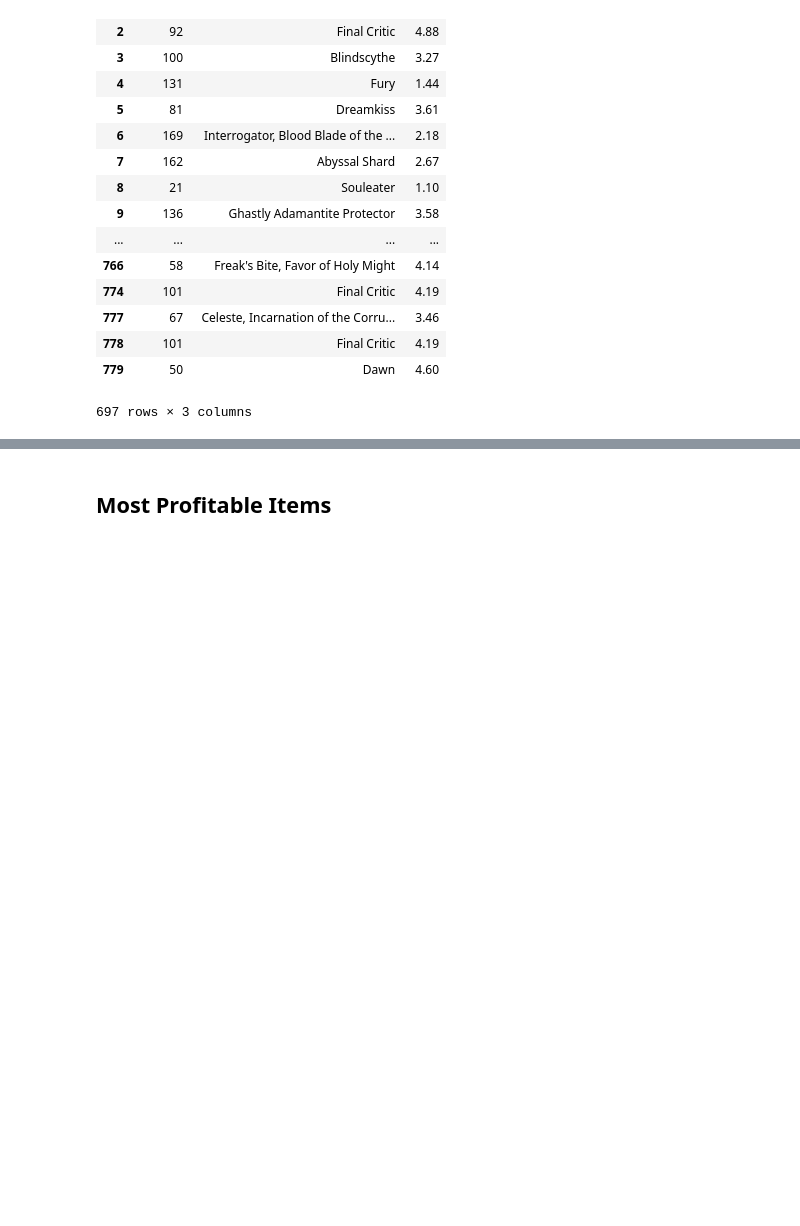
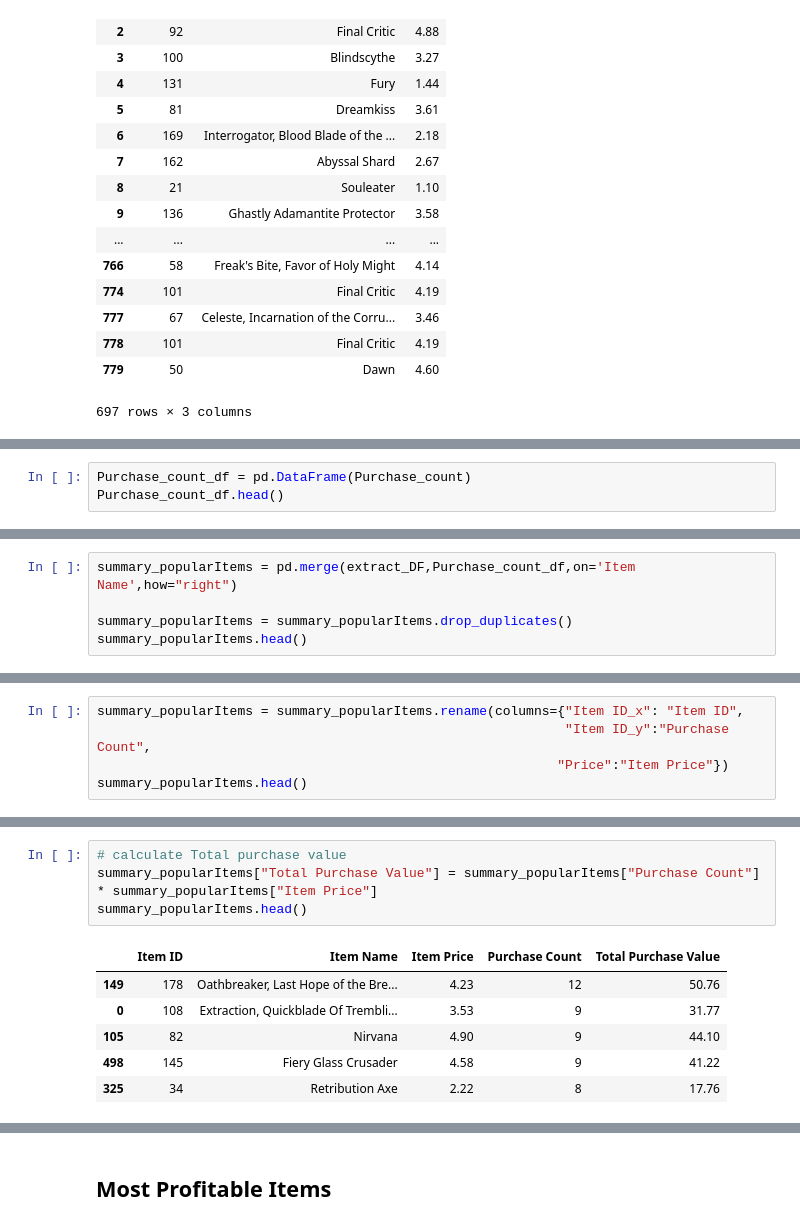
Before and after one commit to pikako77/pandas_HW, a Jupyter notebook: HeroesOfPymoli/HeroesOfPymoli_starter-Copy1.ipynb, the cells around one changed output, grey strips where cells are left out. Drawn from its saved outputs; the diff is of its cells as text; blank space fills up the shorter version.

```diff
--- a/HeroesOfPymoli/HeroesOfPymoli_starter-Copy1.ipynb
+++ b/HeroesOfPymoli/HeroesOfPymoli_starter-Copy1.ipynb
@@ -808,0 +829,3 @@ ItemID_Name_df.head()
+# %%
+Purchase_count_df = pd.DataFrame(Purchase_count)
+Purchase_count_df.head()
@@ -808,0 +840,5 @@ ItemID_Name_df.head()
+# %%
+summary_popularItems = pd.merge(extract_DF,Purchase_count_df,on='Item Name',how="right")
+
+summary_popularItems = summary_popularItems.drop_duplicates()
+summary_popularItems.head()
@@ -808,0 +852,5 @@ ItemID_Name_df.head()
+# %%
+summary_popularItems = summary_popularItems.rename(columns={"Item ID_x": "Item ID",
+                                                            "Item ID_y":"Purchase Count",
+                                                           "Price":"Item Price"})
+summary_popularItems.head()
@@ -808,0 +875,11 @@ ItemID_Name_df.head()
+# %%
+# calculate Total purchase value
+summary_popularItems["Total Purchase Value"] = summary_popularItems["Purchase Count"] * summary_popularItems["Item Price"]
+summary_popularItems.head()
+# %% [output]
+|  | Item ID | Item Name | Item Price | Purchase Count | Total Purchase Value |
+| 149 | 178 | Oathbreaker, Last Hope of the Bre... | 4.23 | 12 | 50.76 |
+| 0 | 108 | Extraction, Quickblade Of Trembli... | 3.53 | 9 | 31.77 |
+| 105 | 82 | Nirvana | 4.90 | 9 | 44.10 |
+| 498 | 145 | Fiery Glass Crusader | 4.58 | 9 | 41.22 |
+| 325 | 34 | Retribution Axe | 2.22 | 8 | 17.76 |
```
Also changed, not shown: parts of 15 cells of this notebook.
